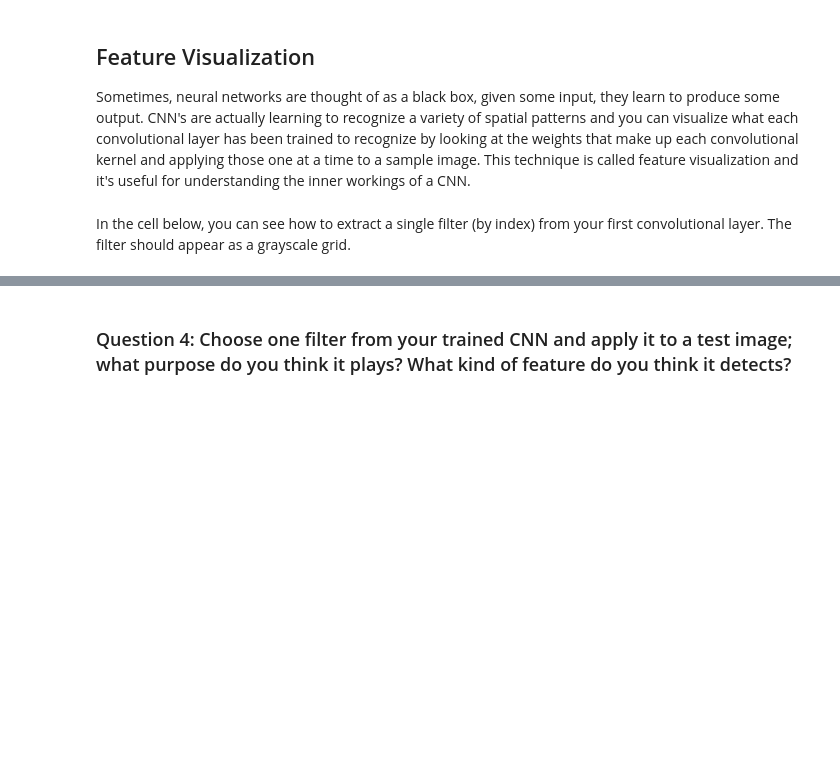
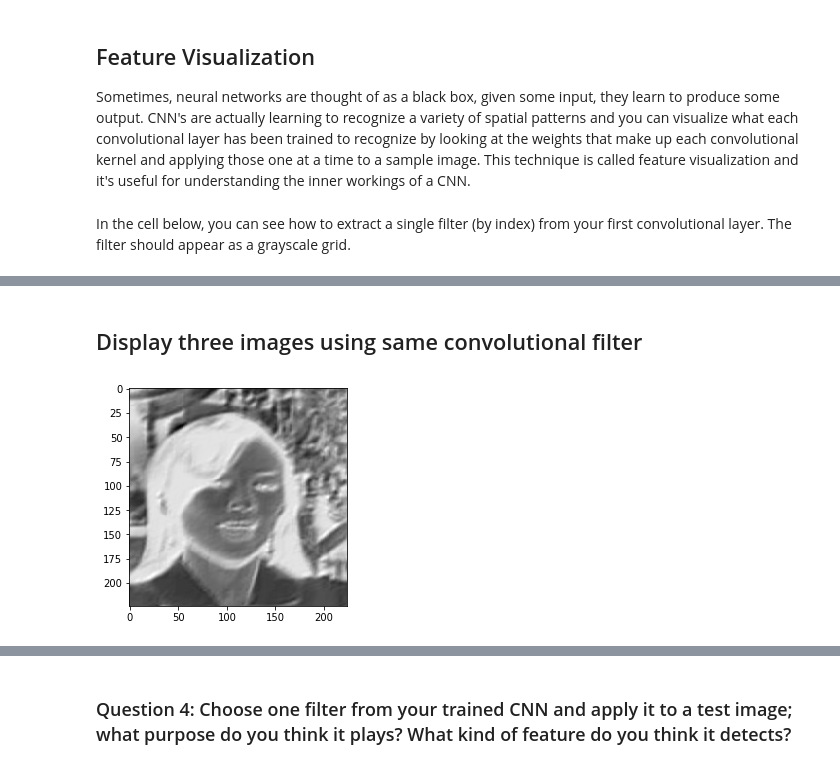
Before and after one commit to JamesPNacino/Udacity_Computer_Vision, a Jupyter notebook: Project_1_Facial Keypoints/2. Define the Network Architecture.ipynb, the cells around one changed output, grey strips where cells are left out. Drawn from its saved outputs; the diff is of its cells as text; code cells hidden in the pictures; blank space fills up the shorter version.

```diff
--- a/Project_1_Facial Keypoints/2. Define the Network Architecture.ipynb
+++ b/Project_1_Facial Keypoints/2. Define the Network Architecture.ipynb
@@ -230,5 +226,3 @@ def net_sample_output():
         # break after first image is tested
         if i == 0:
             return images, output_pts, key_pts
-# %%
-images = Variable(images)
@@ -462,0 +510,40 @@ Next, choose a test image and filter it with one of the convolutional kernels in
+# %%
+import cv2
+
+# define visualization function
+def filter_viz(filter_index):
+
+    # get some images from test dataset
+    for i, sample in enumerate(test_loader):
+
+        # get sample data: images and ground truth keypoints
+        images = sample['image']
+
+        if i == 0:
+            image = images
+            break
+
+    # convert to numpy and get one random image
+    image = image.numpy()
+    image = image[1]
+    image = image.reshape(224, 224)
+
+    # get the filter weights from the firts convolutional layer
+    weights1 = net.conv1.weight.data
+
+    w = weights1.numpy()
+
+    # specify which filter to analyze in the first conv layer
+    filter_index = filter_index
+
+    # display the oringal image that has been filtered by that specific filter
+    c = cv2.filter2D(image, -1, w[filter_index][0])
+    plt.imshow(c, cmap='gray')
+    plt.show()
+# %% [markdown]
+## Display three images using same convolutional filter
+# %%
+# display
+filter_viz(0)
+# %% [output]
+[figure, added]
```
Also changed, not shown: parts of 24 cells of this notebook, 2 other files.
